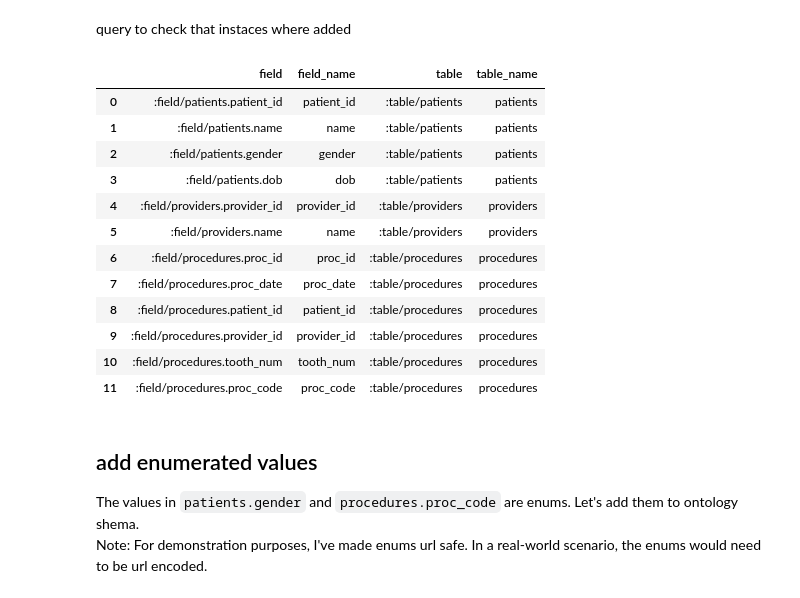
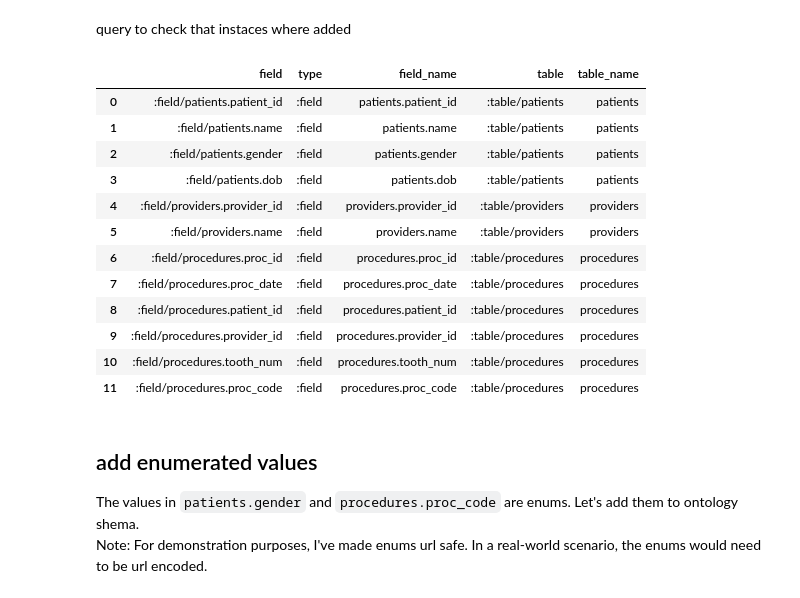
Before and after one commit to wdduncan/test-data-field-punning, a Jupyter notebook: notebooks/schema_demo.ipynb, the cells around one changed output. Cells and saved outputs as stored; diff of their text form; code cells hidden in the pictures.

```diff
--- a/notebooks/schema_demo.ipynb
+++ b/notebooks/schema_demo.ipynb
@@ -85,7 +85,8 @@ def add_table_metadata_to_graph(table: pds.DataFrame,
 
     # add each of the tables fields to graph as instances of fields
     for field_name in table.columns:
-        uri = URIRef(field_ns[f'/{table_name}.{field_name}'])
+        field_name = f'{table_name}.{field_name}' # prepend table name to field name
+        uri = URIRef(field_ns[f'/{field_name}'])
         graph = add_spo(graph, uri, RDF.type, field_ns)
         grpah = add_spo(graph, uri, property_ns.member_of, table_uri)
         graph = add_spv(graph, uri, RDFS.label, field_name)
@@ -156,28 +160,29 @@ query to check that instaces where added
 # %%
 q = """
 prefix : <https://data-field-punning.owl/>
-select ?field ?field_name ?table ?table_name where {
+select ?field ?type ?field_name ?table ?table_name where {
   ?field a :field;
          rdfs:label ?field_name;
+         rdf:type ?type;
          :member_of ?table .
   ?table rdfs:label ?table_name .
 }
 """
 sparql_query_to_df(q, g)
 # %% [output]
-|  | field | field_name | table | table_name |
-| 0 | :field/patients.patient_id | patient_id | :table/patients | patients |
-| 1 | :field/patients.name | name | :table/patients | patients |
-| 2 | :field/patients.gender | gender | :table/patients | patients |
-| 3 | :field/patients.dob | dob | :table/patients | patients |
-| 4 | :field/providers.provider_id | provider_id | :table/providers | providers |
-| 5 | :field/providers.name | name | :table/providers | providers |
-| 6 | :field/procedures.proc_id | proc_id | :table/procedures | procedures |
-| 7 | :field/procedures.proc_date | proc_date | :table/procedures | procedures |
-| 8 | :field/procedures.patient_id | patient_id | :table/procedures | procedures |
-| 9 | :field/procedures.provider_id | provider_id | :table/procedures | procedures |
-| 10 | :field/procedures.tooth_num | tooth_num | :table/procedures | procedures |
-| 11 | :field/procedures.proc_code | proc_code | :table/procedures | procedures |
+|  | field | type | field_name | table | table_name |
+| 0 | :field/patients.patient_id | :field | patients.patient_id | :table/patients | patients |
+| 1 | :field/patients.name | :field | patients.name | :table/patients | patients |
+| 2 | :field/patients.gender | :field | patients.gender | :table/patients | patients |
+| 3 | :field/patients.dob | :field | patients.dob | :table/patients | patients |
+| 4 | :field/providers.provider_id | :field | providers.provider_id | :table/providers | providers |
+| 5 | :field/providers.name | :field | providers.name | :table/providers | providers |
+| 6 | :field/procedures.proc_id | :field | procedures.proc_id | :table/procedures | procedures |
+| 7 | :field/procedures.proc_date | :field | procedures.proc_date | :table/procedures | procedures |
+| 8 | :field/procedures.patient_id | :field | procedures.patient_id | :table/procedures | procedures |
+| 9 | :field/procedures.provider_id | :field | procedures.provider_id | :table/procedures | procedures |
+| 10 | :field/procedures.tooth_num | :field | procedures.tooth_num | :table/procedures | procedures |
+| 11 | :field/procedures.proc_code | :field | procedures.proc_code | :table/procedures | procedures |
 # %% [markdown]
 ## add enumerated values
 The values in `patients.gender` and `procedures.proc_code` are enums. Let's add them to ontology shema.
```
Also changed, not shown: parts of 6 cells of this notebook, 2 other files.
